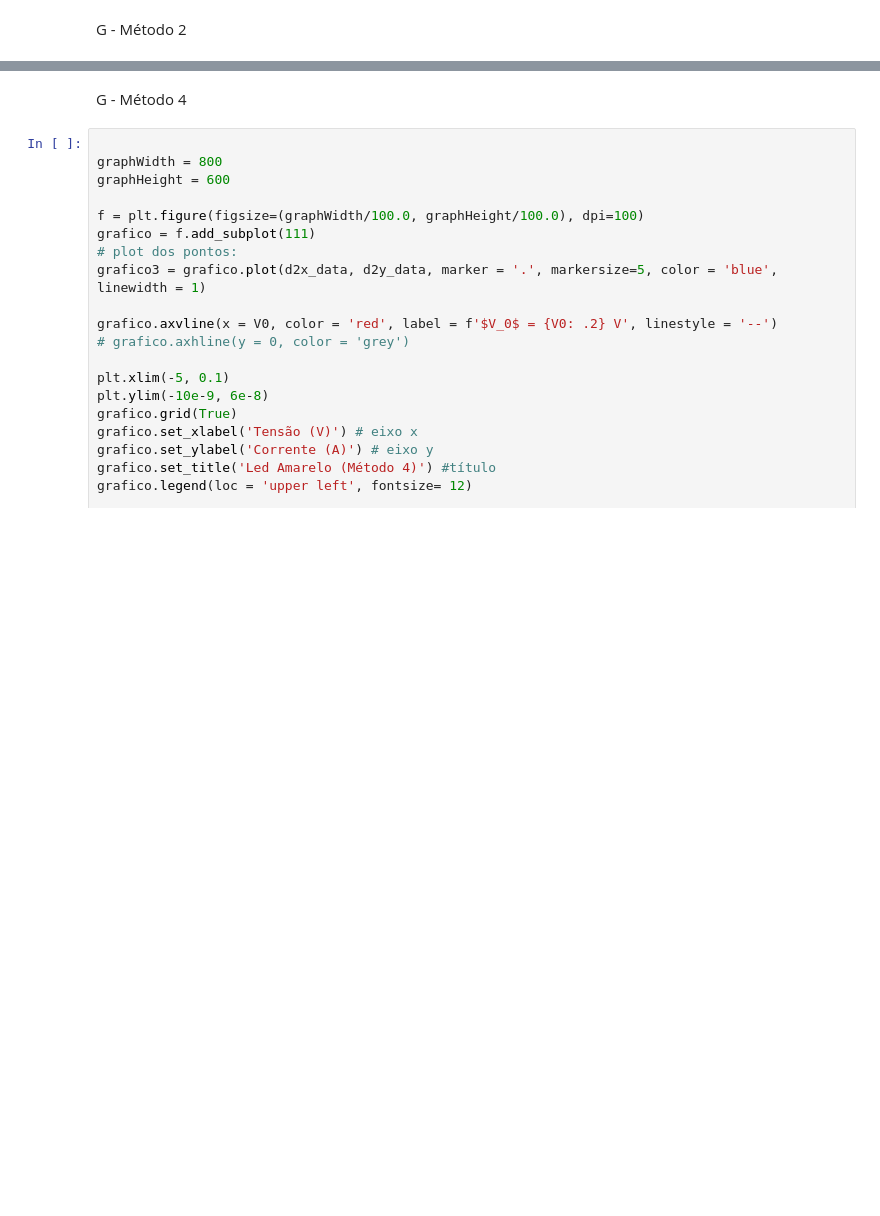
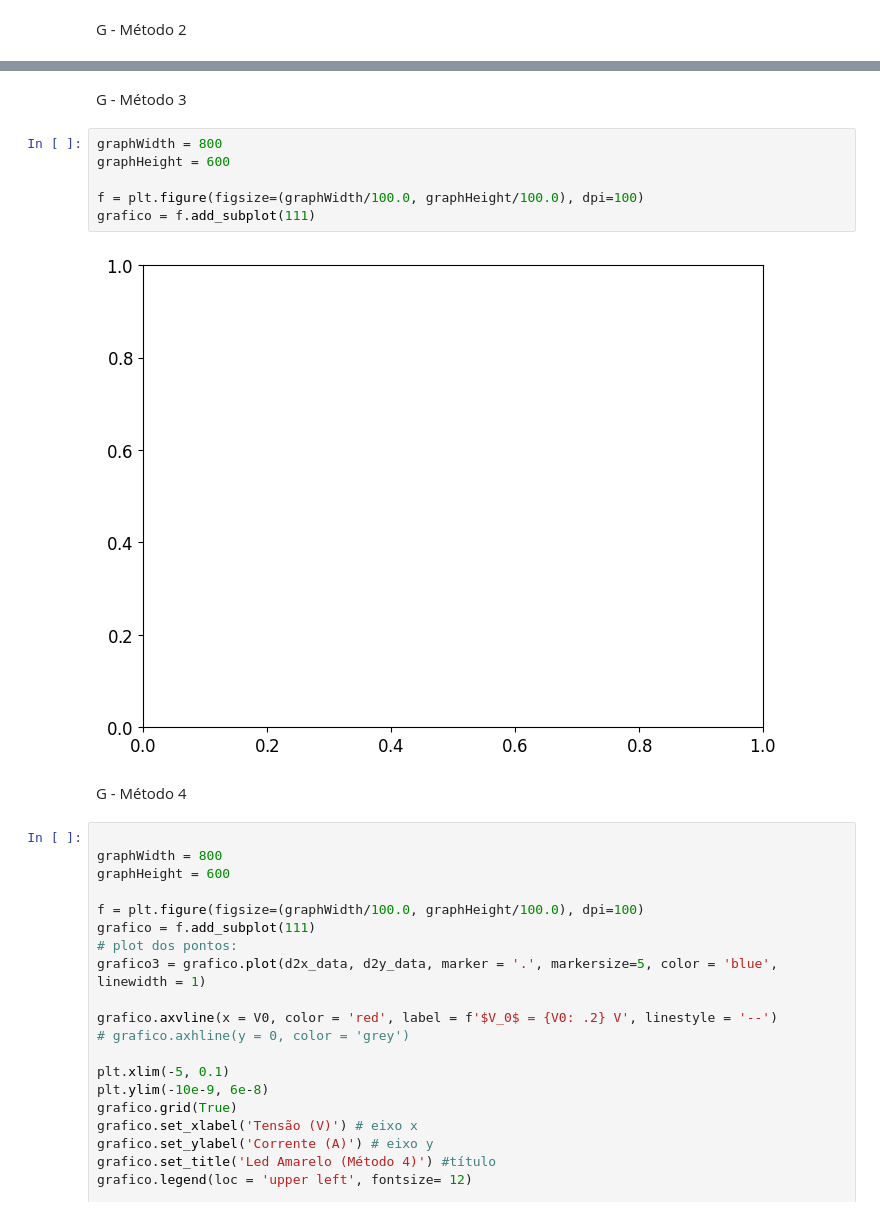
Before and after one commit to Vicpepe12/Estudos, a Jupyter notebook: Python/FisExp/FisExp5/Exp1/caderno_amarelo.ipynb, the cells around one changed output, grey strips where cells are left out. Drawn from its saved outputs; the diff is of its cells as text; blank space fills up the shorter version.

Commit message:
Efeito Fotoelétrico: Início do desenvolvimento do Método 3 para a obtenção de V_0

```diff
--- a/Python/FisExp/FisExp5/Exp1/caderno_amarelo.ipynb
+++ b/Python/FisExp/FisExp5/Exp1/caderno_amarelo.ipynb
@@ -428,3 +510,13 @@ plt.show()
+# %% [markdown]
+G - Método 3
+# %%
+graphWidth = 800
+graphHeight = 600
+
+f = plt.figure(figsize=(graphWidth/100.0, graphHeight/100.0), dpi=100)
+grafico = f.add_subplot(111)
+# %% [output]
+[figure, added]
 # %% [markdown]
 G - Método 4
 # %%
```
Also changed, not shown: parts of 13 cells of this notebook.
